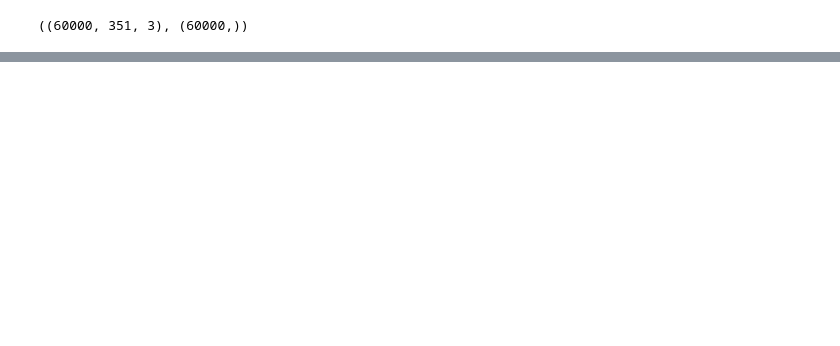
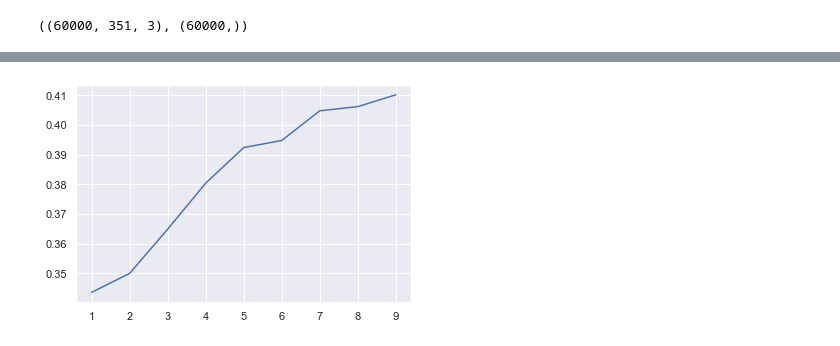
Before and after one commit to mint-vu/SLOSH, a Jupyter notebook: notebooks/lsh_jp_pointcloud_mnist.ipynb, the cells around one changed output, grey strips where cells are left out. Cells and saved outputs as stored; diff of their text form; code cells hidden in the pictures; blank space fills up the shorter version.

```diff
--- a/notebooks/lsh_jp_pointcloud_mnist.ipynb
+++ b/notebooks/lsh_jp_pointcloud_mnist.ipynb
@@ -122,0 +164,13 @@ plt.show()
+# %%
+accs = []
+num_neighs = 10
+for i in tqdm(range(1, num_neighs)):
+    neigh = KNeighborsClassifier(n_neighbors=i)
+    neigh.fit(X_j, y.numpy())
+    preds = neigh.predict(X_test_j)
+    accs.append(accuracy_score(preds, y_test))
+# %%
+plt.plot(range(1, num_neighs), accs)
+plt.show()
+# %% [output]
+[figure, added]
```
Also changed, not shown: parts of 29 cells of this notebook, 6 other files.
